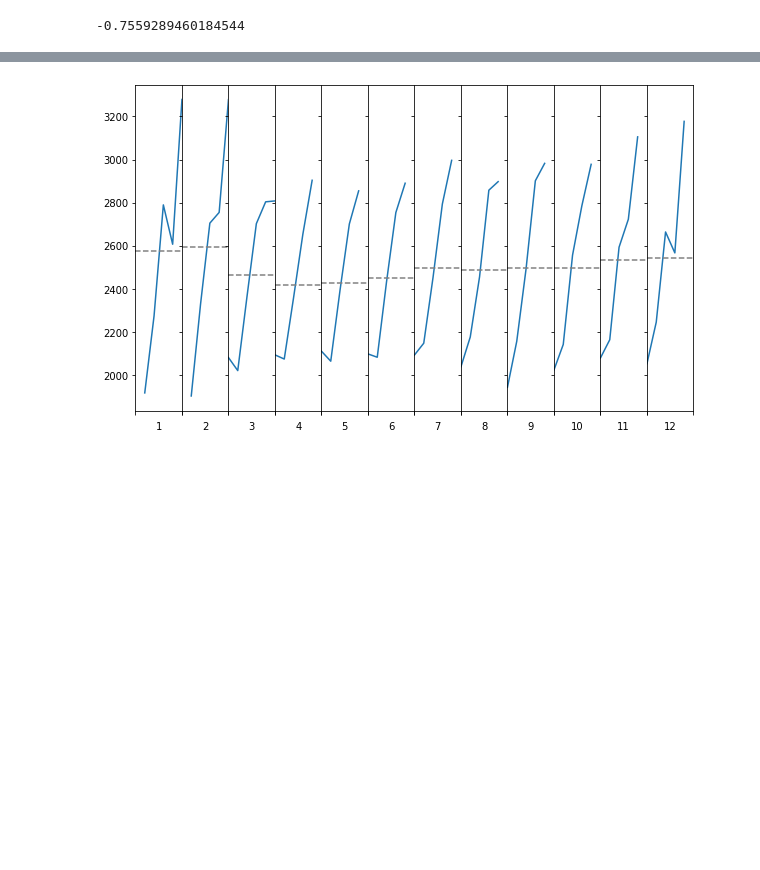
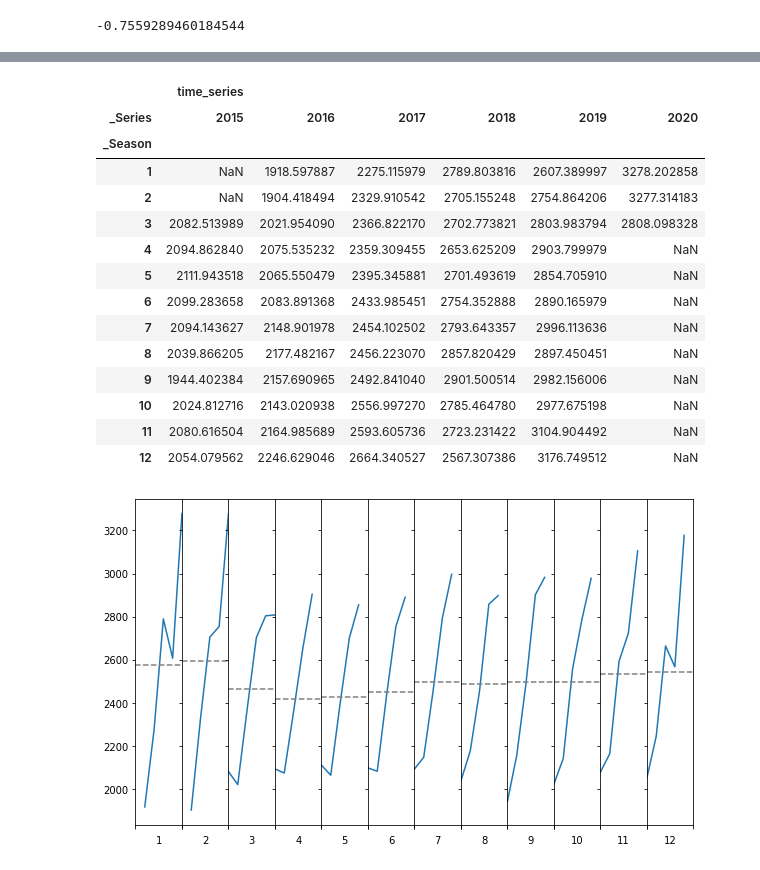
Before and after one commit to giotto-ai/giotto-time, a Jupyter notebook: examples/plots_test.ipynb, the cells around one changed output, grey strips where cells are left out. Cells and saved outputs as stored; diff of their text form; code cells hidden in the pictures; blank space fills up the shorter version.

```diff
--- a/examples/plots_test.ipynb
+++ b/examples/plots_test.ipynb
@@ -131 +64,69 @@ seasonal_split(period_index_time_series, 'week')
+# %%
+# helper functions
+
+def seasonal_split(df : pd.DataFrame, cycle='year', freq=None, agg='mean'):
+
+    if freq is None:
+        freq = df.index.freqstr
+    df = df.resample(freq).agg(agg)
+
+    if isinstance(cycle, str):
+        if cycle == 'year':
+            df['_Series'] = df.index.start_time.year
+            if freq == 'D':
+                df['_Season'] = df.index.dayofyear
+#             elif freq in ['W-SUN', 'W']:
+#                 df['_Season'] = df.index.start_time.weekofyear
+            elif freq == 'M':
+                df['_Season'] = df.index.month
+            elif freq in ['Q', 'Q-DEC']:
+                df['_Season'] = df.index.quarter
+            else:
+                df['_Season'] = df.resample('Y').apply(lambda x: pd.Series(np.arange(1, len(x) + 1))).values
+
+        elif cycle == 'quarter':
+            df['_Series'] = list(map(lambda x: '_'.join([str(x.year), str(x.quarter)]), df.index))
+            df['_Season'] = df.resample('Q').apply(lambda x: pd.Series(np.arange(1, len(x) + 1))).values
+
+        elif cycle == 'month':
+            df['_Series'] = list(map(lambda x: '_'.join([str(x.year), str(x.month)]), df.index))
+            if freq == 'D':
+                df['_Season'] = df.index.day
+            else:
+                df['_Season'] = df.resample('M').apply(lambda x: pd.Series(np.arange(1, len(x) + 1))).values
+
+        elif cycle == 'week':
+            df['_Series'] = list(map(lambda x: '_'.join([str(x.year), str(x.weekofyear)]), df.index))
+            if freq == 'D':
+                df['_Season'] = df.index.day
+            else:
+                df['_Season'] = df.resample('W').apply(lambda x: pd.Series(np.arange(1, len(x) + 1))).values
+        else:
+            raise ValueError("Incorrect cycle period name")
+    else:
+        df['_Series'] = df.resample
+        s = []
+        for i, j in period_index_time_series.resample(freq):
+            s += [i.__str__()] * len(j)
+        df['_Season'] = s
+
+    return df.set_index(['_Series', '_Season']).unstack(level=0)
+
+seasonal_split(period_index_time_series, 'year', freq='M')
+# %% [output]
+|  | time_series |  |  |  |  |  |
+| _Series | 2015 | 2016 | 2017 | 2018 | 2019 | 2020 |
+| _Season |  |  |  |  |  |  |
+| 1 | NaN | 1918.597887 | 2275.115979 | 2789.803816 | 2607.389997 | 3278.202858 |
+| 2 | NaN | 1904.418494 | 2329.910542 | 2705.155248 | 2754.864206 | 3277.314183 |
+| 3 | 2082.513989 | 2021.954090 | 2366.822170 | 2702.773821 | 2803.983794 | 2808.098328 |
+| 4 | 2094.862840 | 2075.535232 | 2359.309455 | 2653.625209 | 2903.799979 | NaN |
+| 5 | 2111.943518 | 2065.550479 | 2395.345881 | 2701.493619 | 2854.705910 | NaN |
+| 6 | 2099.283658 | 2083.891368 | 2433.985451 | 2754.352888 | 2890.165979 | NaN |
+| 7 | 2094.143627 | 2148.901978 | 2454.102502 | 2793.643357 | 2996.113636 | NaN |
+| 8 | 2039.866205 | 2177.482167 | 2456.223070 | 2857.820429 | 2897.450451 | NaN |
+| 9 | 1944.402384 | 2157.690965 | 2492.841040 | 2901.500514 | 2982.156006 | NaN |
+| 10 | 2024.812716 | 2143.020938 | 2556.997270 | 2785.464780 | 2977.675198 | NaN |
+| 11 | 2080.616504 | 2164.985689 | 2593.605736 | 2723.231422 | 3104.904492 | NaN |
+| 12 | 2054.079562 | 2246.629046 | 2664.340527 | 2567.307386 | 3176.749512 | NaN |
 # %%
```
Also changed, not shown: parts of 11 cells of this notebook, 4 other files.
